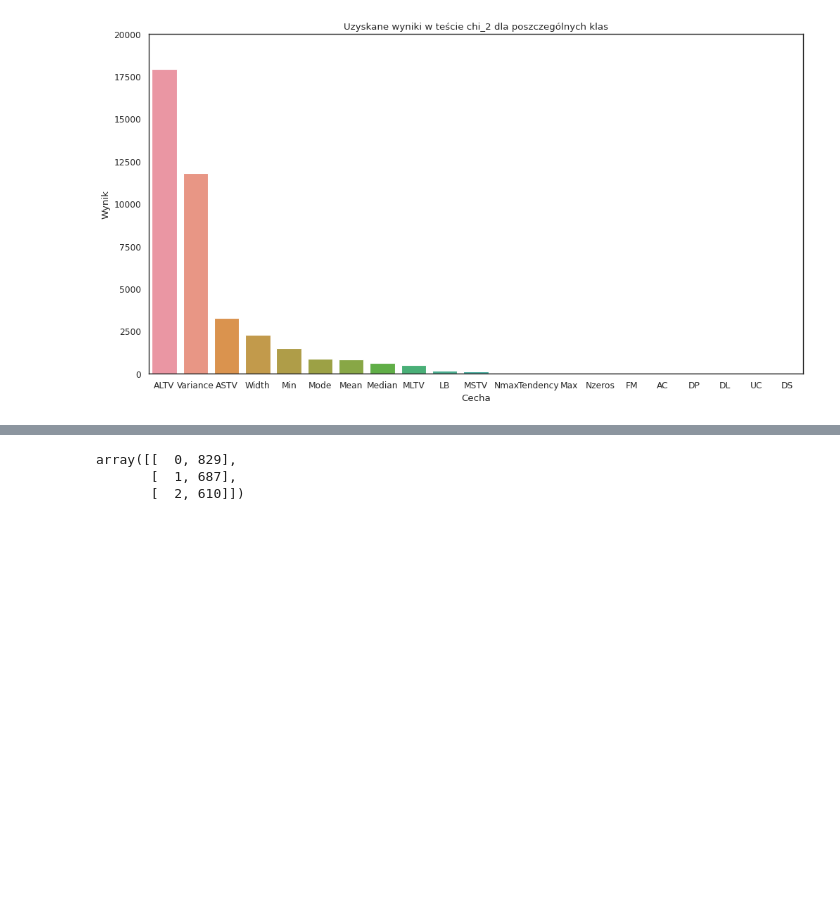
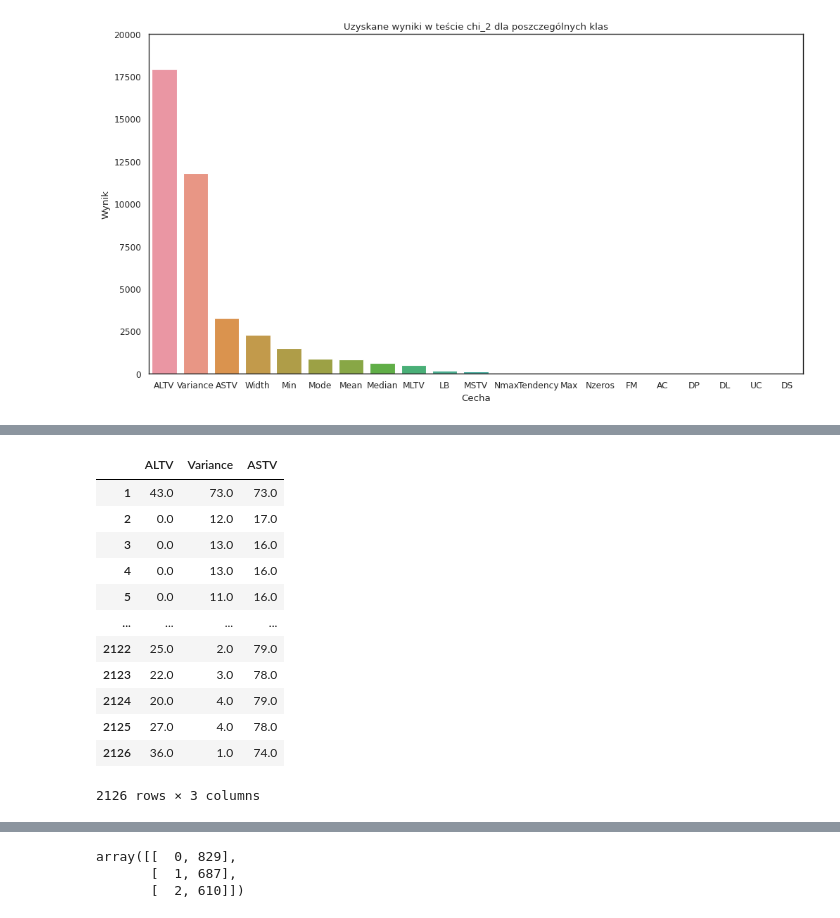
Before and after one commit to Krl1/Fuzzy_clustering, a Jupyter notebook: Projekt/NSP_fuzzy.ipynb, the cells around one changed output, grey strips where cells are left out. Cells and saved outputs as stored; diff of their text form; code cells hidden in the pictures; blank space fills up the shorter version.

```diff
--- a/Projekt/NSP_fuzzy.ipynb
+++ b/Projekt/NSP_fuzzy.ipynb
@@ -156,3 +139,19 @@ X
+# %%
+X_df
+# %% [output]
+|  | ALTV | Variance | ASTV |
+| 1 | 43.0 | 73.0 | 73.0 |
+| 2 | 0.0 | 12.0 | 17.0 |
+| 3 | 0.0 | 13.0 | 16.0 |
+| 4 | 0.0 | 13.0 | 16.0 |
+| 5 | 0.0 | 11.0 | 16.0 |
+| ... | ... | ... | ... |
+| 2122 | 25.0 | 2.0 | 79.0 |
+| 2123 | 22.0 | 3.0 | 78.0 |
+| 2124 | 20.0 | 4.0 | 79.0 |
+| 2125 | 27.0 | 4.0 | 78.0 |
+| 2126 | 36.0 | 1.0 | 74.0 |
+2126 rows × 3 columns
 # %%
 from sklearn.manifold import TSNE
 X_embedded = TSNE(n_components=2,init='random').fit_transform(X_df)
```
Also changed, not shown: parts of 12 cells of this notebook, 3 other files.
